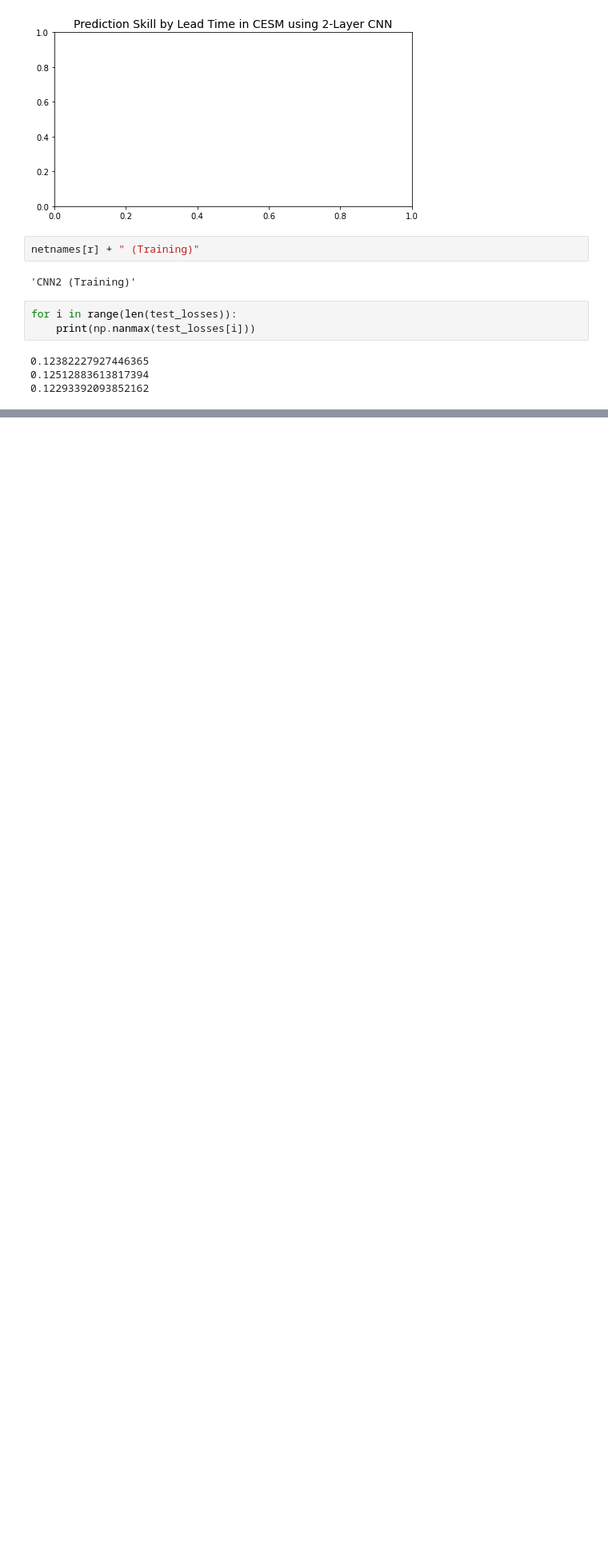
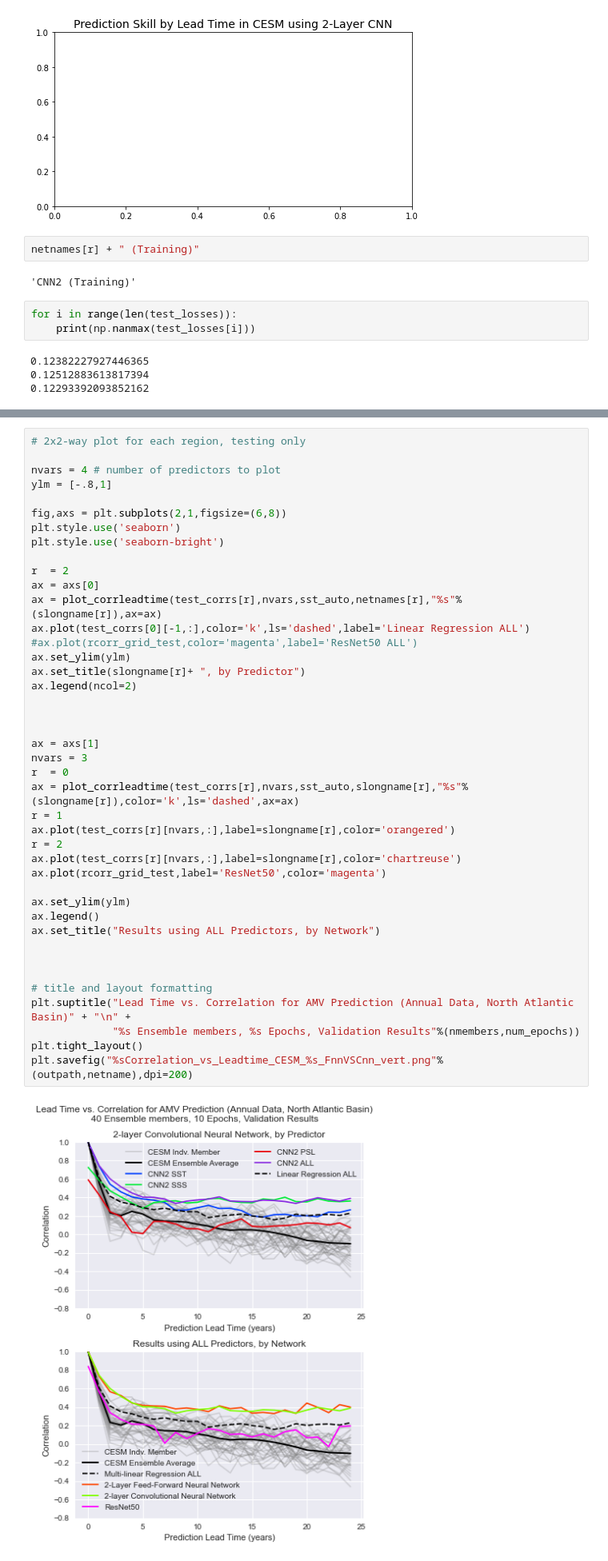
Before and after one commit to glennliu265/predict_amv, a Jupyter notebook: Analysis/plot_leadtime_network_comparisons.ipynb, the cells around one changed output, grey strips where cells are left out. Shown at 80% size. Saved outputs shown, nothing was run; the diff lists cells and outputs as text; blank space fills up the shorter version.

```diff
--- a/Analysis/plot_leadtime_network_comparisons.ipynb
+++ b/Analysis/plot_leadtime_network_comparisons.ipynb
@@ -393,0 +499,44 @@ for i in range(len(test_losses)):
+# %%
+# 2x2-way plot for each region, testing only
+
+nvars = 4 # number of predictors to plot
+ylm = [-.8,1]
+
+fig,axs = plt.subplots(2,1,figsize=(6,8))
+plt.style.use('seaborn')
+plt.style.use('seaborn-bright')
+
+r  = 2
+ax = axs[0]
+ax = plot_corrleadtime(test_corrs[r],nvars,sst_auto,netnames[r],"%s"%(slongname[r]),ax=ax)
+ax.plot(test_corrs[0][-1,:],color='k',ls='dashed',label='Linear Regression ALL')
+#ax.plot(rcorr_grid_test,color='magenta',label='ResNet50 ALL')
+ax.set_ylim(ylm)
+ax.set_title(slongname[r]+ ", by Predictor")
+ax.legend(ncol=2)
+
+
+
+ax = axs[1]
+nvars = 3
+r  = 0
+ax = plot_corrleadtime(test_corrs[r],nvars,sst_auto,slongname[r],"%s"%(slongname[r]),color='k',ls='dashed',ax=ax)
+r = 1
+ax.plot(test_corrs[r][nvars,:],label=slongname[r],color='orangered')
+r = 2
+ax.plot(test_corrs[r][nvars,:],label=slongname[r],color='chartreuse')
+ax.plot(rcorr_grid_test,label='ResNet50',color='magenta')
+
+ax.set_ylim(ylm)
+ax.legend()
+ax.set_title("Results using ALL Predictors, by Network")
+
+
+
+# title and layout formatting
+plt.suptitle("Lead Time vs. Correlation for AMV Prediction (Annual Data, North Atlantic Basin)" + "\n" +
+             "%s Ensemble members, %s Epochs, Validation Results"%(nmembers,num_epochs))
+plt.tight_layout()
+plt.savefig("%sCorrelation_vs_Leadtime_CESM_%s_FnnVSCnn_vert.png"%(outpath,netname),dpi=200)
+# %% [output]
+[figure, added]
```
Also changed, not shown: parts of 11 cells of this notebook.
